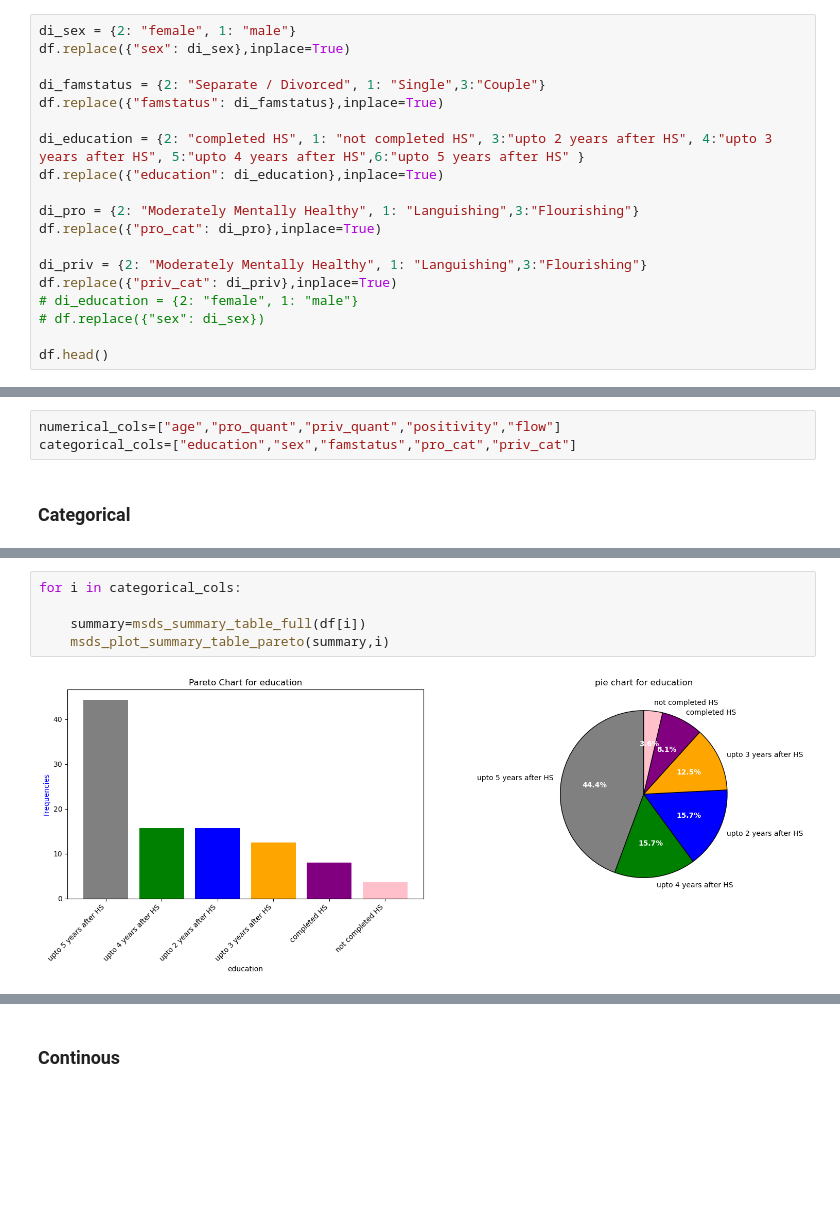
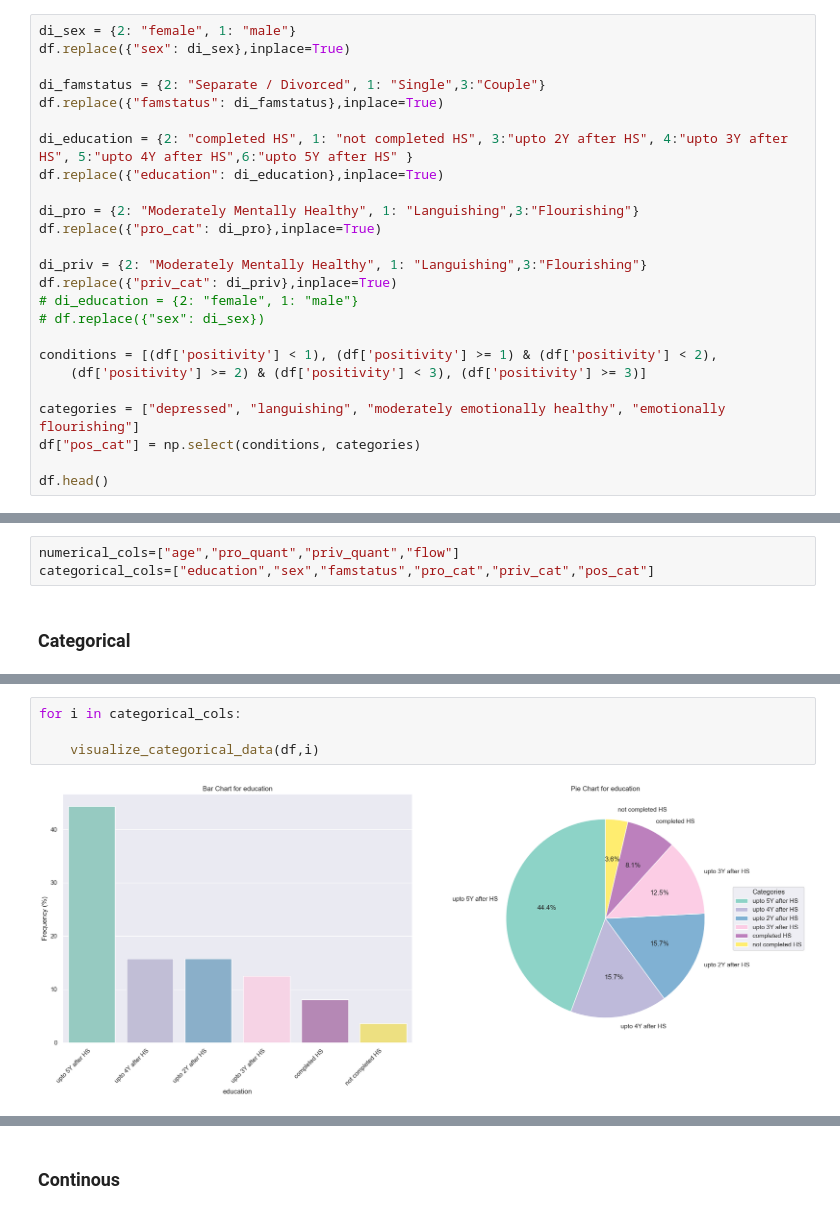
Before and after one commit to dcrey7/emlyon_dsais, a Jupyter notebook: 3.INTRO TO ML/flourishing.ipynb, the cells around one changed output, grey strips where cells are left out. Drawn from its saved outputs; the diff is of its cells as text; blank space fills up the shorter version.

```diff
--- a/3.INTRO TO ML/flourishing.ipynb
+++ b/3.INTRO TO ML/flourishing.ipynb
@@ -62,7 +62,7 @@ df.replace({"sex": di_sex},inplace=True)
 di_famstatus = {2: "Separate / Divorced", 1: "Single",3:"Couple"}
 df.replace({"famstatus": di_famstatus},inplace=True)
 
-di_education = {2: "completed HS", 1: "not completed HS", 3:"upto 2 years after HS", 4:"upto 3 years after HS", 5:"upto 4 years after HS",6:"upto 5 years after HS" }
+di_education = {2: "completed HS", 1: "not completed HS", 3:"upto 2Y after HS", 4:"upto 3Y after HS", 5:"upto 4Y after HS",6:"upto 5Y after HS" }
 df.replace({"education": di_education},inplace=True)
 
 di_pro = {2: "Moderately Mentally Healthy", 1: "Languishing",3:"Flourishing"}
@@ -73,6 +73,12 @@ df.replace({"priv_cat": di_priv},inplace=True)
 # di_education = {2: "female", 1: "male"}
 # df.replace({"sex": di_sex})
 
+conditions = [(df['positivity'] < 1), (df['positivity'] >= 1) & (df['positivity'] < 2),
+    (df['positivity'] >= 2) & (df['positivity'] < 3), (df['positivity'] >= 3)]
+
+categories = ["depressed", "languishing", "moderately emotionally healthy", "emotionally flourishing"]
+df["pos_cat"] = np.select(conditions, categories)
+
 df.head()
 # %% [output]
 |  | ID | age | education | sex | famstatus | pro_cat | pro_quant | priv_cat | priv_quant | positivity | ... |
@@ -86,8 +92,8 @@ df.head()
 # %% [markdown]
 ## Univariate
 # %%
-numerical_cols=["age","pro_quant","priv_quant","positivity","flow"]
-categorical_cols=["education","sex","famstatus","pro_cat","priv_cat"]
+numerical_cols=["age","pro_quant","priv_quant","flow"]
+categorical_cols=["education","sex","famstatus","pro_cat","priv_cat","pos_cat"]
 # %% [markdown]
 ### Categorical
 # %%
@@ -143,7 +140,6 @@ def msds_plot_summary_table_pareto(my_dict, m):
 # %%
 for i in categorical_cols:
 
-    summary=msds_summary_table_full(df[i])
-    msds_plot_summary_table_pareto(summary,i)
+    visualize_categorical_data(df,i)
 # %% [output]
-[figure, old version]
+[figure, new version]
```
Also changed, not shown: parts of 19 cells of this notebook, 5 other files.
